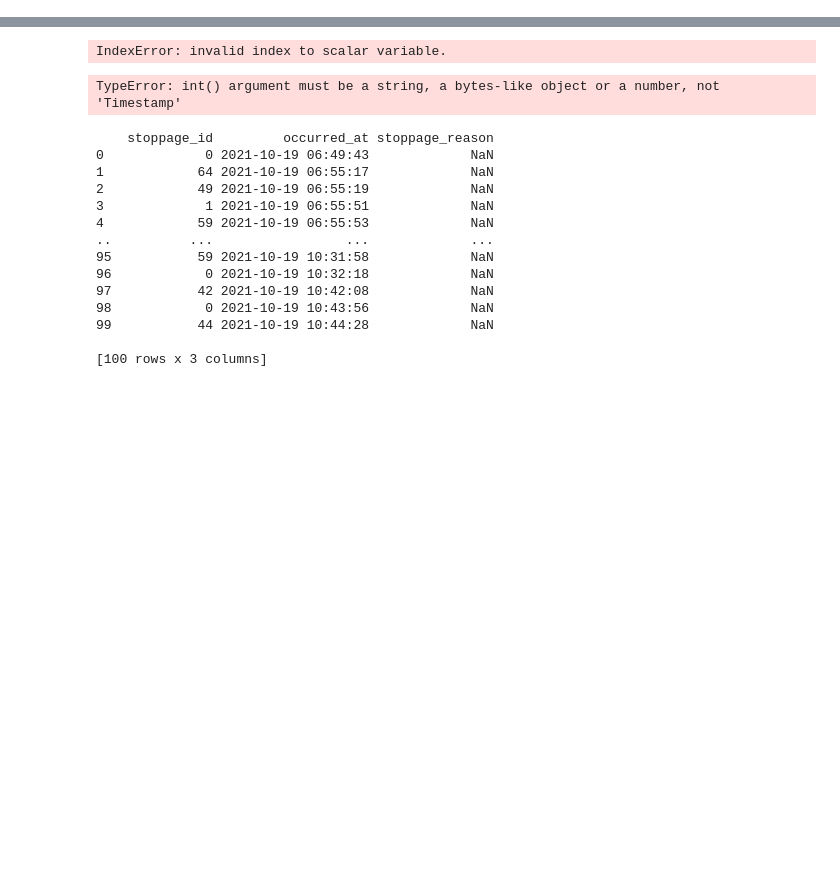
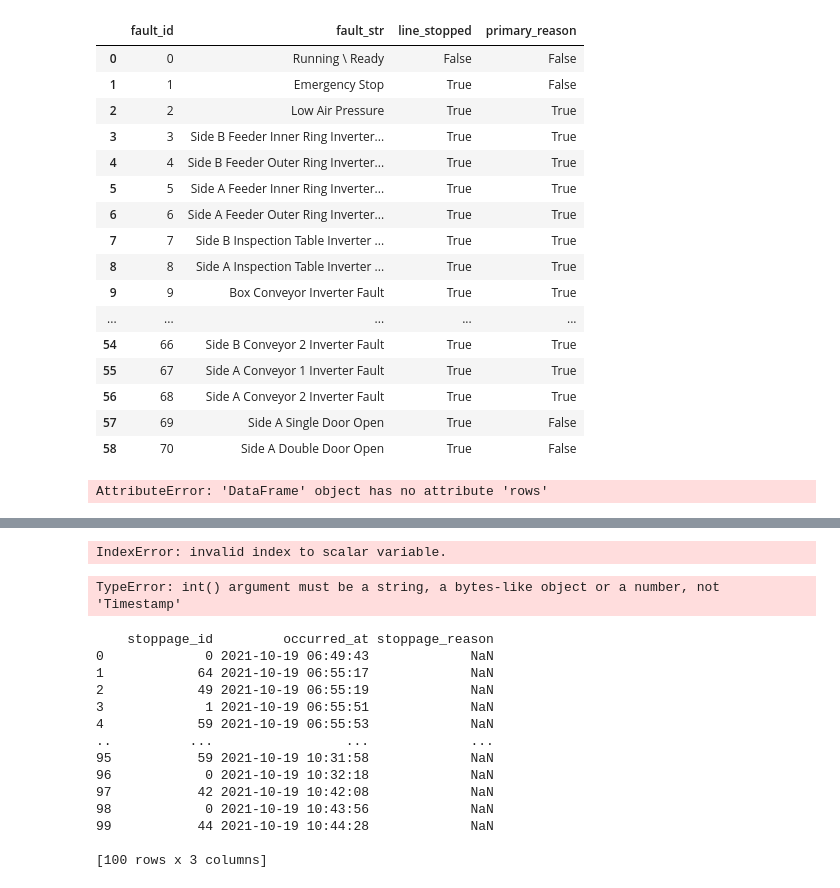
Before and after one commit to petermogyoros/Mass, a Jupyter notebook: visualise_dg_stops.ipynb, the cells around one changed output, grey strips where cells are left out. Drawn from its saved outputs; the diff is of its cells as text; code cells hidden in the pictures; blank space fills up the shorter version.

```diff
--- a/visualise_dg_stops.ipynb
+++ b/visualise_dg_stops.ipynb
@@ -59 +59,26 @@ stoppage_history_df.sort_values(by='occurred_at')
 100 rows × 2 columns
+# %%
+stoppage_str_df.sort_values(by='fault_id', ascending=True)
+# %% [output]
+|  | fault_id | fault_str | line_stopped | primary_reason |
+| 0 | 0 | Running \ Ready | False | False |
+| 1 | 1 | Emergency Stop | True | False |
+| 2 | 2 | Low Air Pressure | True | True |
+| 3 | 3 | Side B Feeder Inner Ring Inverter... | True | True |
+| 4 | 4 | Side B Feeder Outer Ring Inverter... | True | True |
+| 5 | 5 | Side A Feeder Inner Ring Inverter... | True | True |
+| 6 | 6 | Side A Feeder Outer Ring Inverter... | True | True |
+| 7 | 7 | Side B Inspection Table Inverter ... | True | True |
+| 8 | 8 | Side A Inspection Table Inverter ... | True | True |
+| 9 | 9 | Box Conveyor Inverter Fault | True | True |
+| ... | ... | ... | ... | ... |
+| 54 | 66 | Side B Conveyor 2 Inverter Fault | True | True |
+| 55 | 67 | Side A Conveyor 1 Inverter Fault | True | True |
+| 56 | 68 | Side A Conveyor 2 Inverter Fault | True | True |
+| 57 | 69 | Side A Single Door Open | True | False |
+| 58 | 70 | Side A Double Door Open | True | False |
+# %%
+for row in stoppage_history_df.rows:
+   print(row['stoppage_id'], row['datetime'])
+# %% [output]
+AttributeError: 'DataFrame' object has no attribute 'rows'
```
Also changed, not shown: parts of 7 cells of this notebook.
